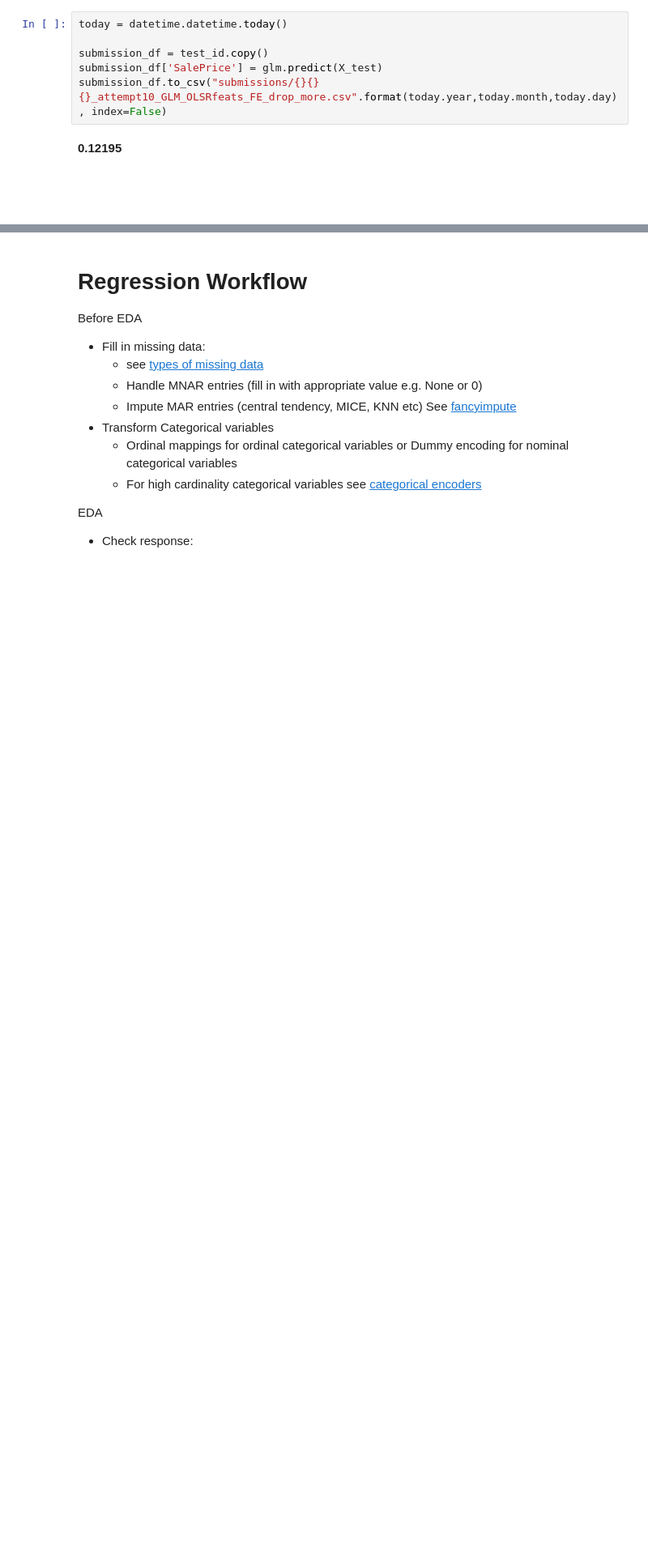
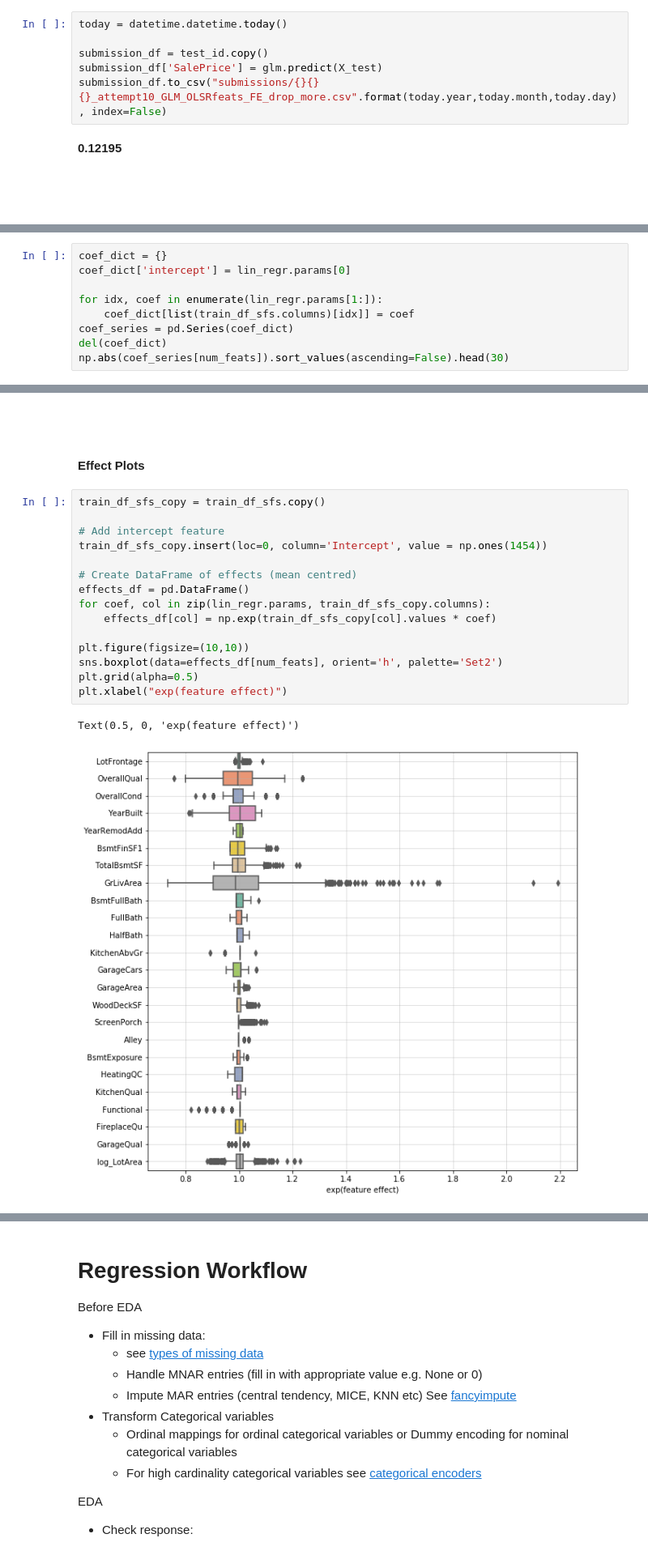
Before and after one commit to W-Tran/advanced-regression-techniques, a Jupyter notebook: advanced-regression-techniques.ipynb, the cells around one changed output, grey strips where cells are left out. Shown at 81% size. Saved outputs shown, nothing was run; the diff lists cells and outputs as text; blank space fills up the shorter version.

```diff
--- a/advanced-regression-techniques.ipynb
+++ b/advanced-regression-techniques.ipynb
@@ -1959,0 +2016,9 @@ submission_df.to_csv("submissions/{}{}{}_attempt10_GLM_OLSRfeats_FE_drop_more.cs
+# %%
+coef_dict = {}
+coef_dict['intercept'] = lin_regr.params[0]
+
+for idx, coef in enumerate(lin_regr.params[1:]):
+    coef_dict[list(train_df_sfs.columns)[idx]] = coef
+coef_series = pd.Series(coef_dict)
+del(coef_dict)
+np.abs(coef_series[num_feats]).sort_values(ascending=False).head(30)
@@ -1959,0 +2043,23 @@ submission_df.to_csv("submissions/{}{}{}_attempt10_GLM_OLSRfeats_FE_drop_more.cs
+# %% [markdown]
+<br>
+<br>
+# %% [markdown]
+**Effect Plots**
+# %%
+train_df_sfs_copy = train_df_sfs.copy()
+
+# Add intercept feature
+train_df_sfs_copy.insert(loc=0, column='Intercept', value = np.ones(1454))
+
+# Create DataFrame of effects (mean centred)
+effects_df = pd.DataFrame()
+for coef, col in zip(lin_regr.params, train_df_sfs_copy.columns):
+    effects_df[col] = np.exp(train_df_sfs_copy[col].values * coef)
+
+plt.figure(figsize=(10,10))
+sns.boxplot(data=effects_df[num_feats], orient='h', palette='Set2')
+plt.grid(alpha=0.5)
+plt.xlabel("exp(feature effect)")
+# %% [output]
+Text(0.5, 0, 'exp(feature effect)')
+[figure, added]
```
Also changed, not shown: parts of 25 cells of this notebook.
